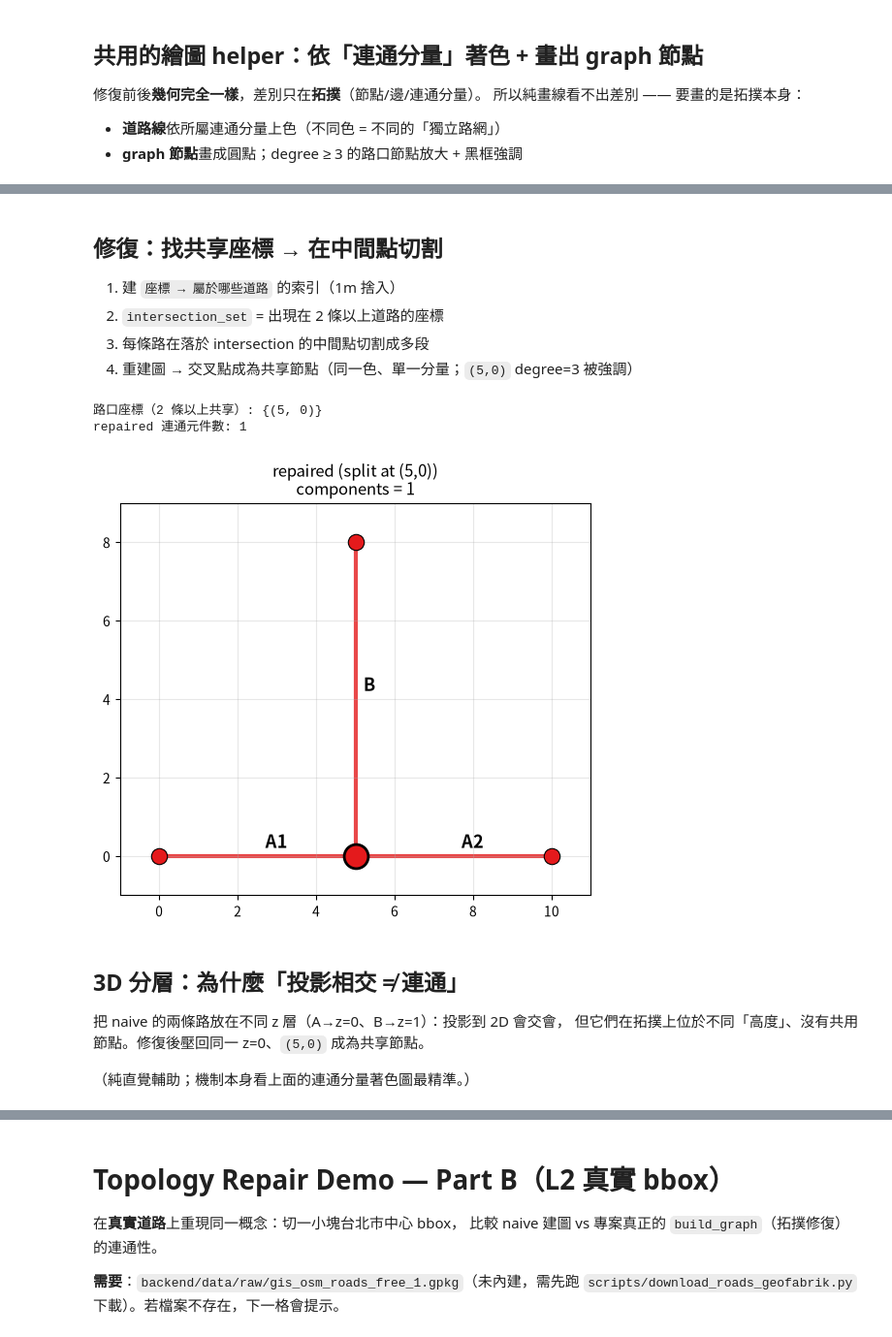
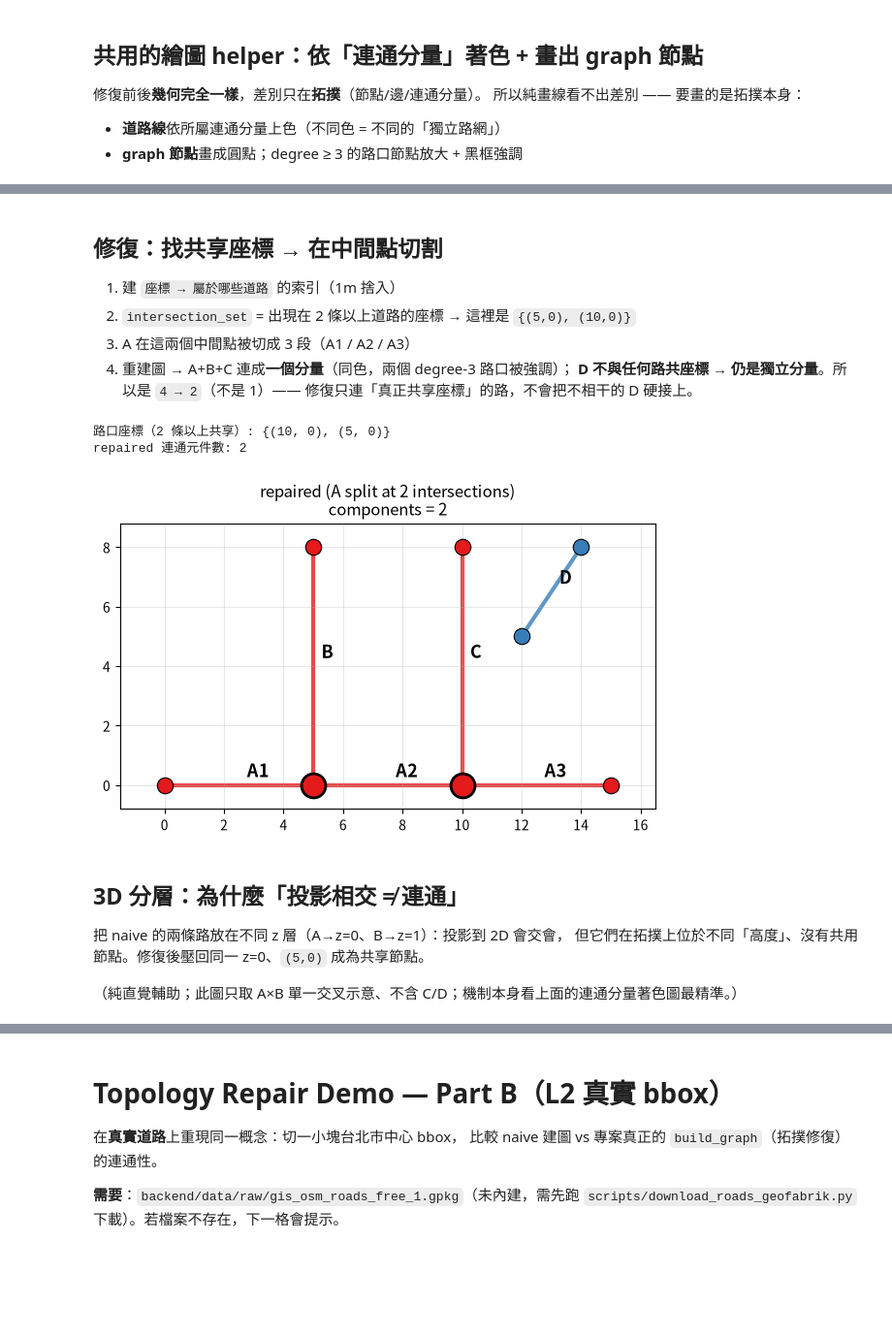
Before and after one commit to su0853/bike-risk-route-app, a Jupyter notebook: notebooks/topology_repair_demo.ipynb, the cells around one changed output, grey strips where cells are left out. Shown at 97% size. Saved outputs shown, nothing was run; the diff lists cells and outputs as text; code cells hidden in the pictures; blank space fills up the shorter version.

```diff
--- a/notebooks/topology_repair_demo.ipynb
+++ b/notebooks/topology_repair_demo.ipynb
@@ -27,10 +27,16 @@ import networkx as nx
 from collections import defaultdict
 from shapely.geometry import LineString
 
-# road A 東西向：(5,0) 是它的『中間點』；road B 南北向：(5,0) 是它的『端點』
+# 場景（4 條路）：
+#   A 水平，含兩個中間交會點 (5,0)、(10,0)
+#   B 垂直，端點接到 A 的第一個中間點 (5,0)
+#   C 垂直，端點接到 A 的第二個中間點 (10,0)
+#   D 完全孤立，不與任何路共用座標
 roads = {
-    "A": LineString([(0, 0), (5, 0), (10, 0)]),
+    "A": LineString([(0, 0), (5, 0), (10, 0), (15, 0)]),
     "B": LineString([(5, 0), (5, 8)]),
+    "C": LineString([(10, 0), (10, 8)]),
+    "D": LineString([(12, 5), (14, 8)]),
 }
 roads
 # %% [output]
@@ -68,5 +77,4 @@ def draw_graph_2d(G, roads, title, ax):
                    edgecolors="black", linewidths=2 if deg >= 3 else 0.8, zorder=3)
 
     ax.set_title(f"{title}\ncomponents = {len(comps)}", fontsize=12)
-    ax.set_aspect("equal"); ax.grid(alpha=0.3)
-    ax.set_xlim(-1, 11); ax.set_ylim(-1, 9)
+    ax.set_aspect("equal"); ax.grid(alpha=0.3); ax.margins(0.1)
@@ -93,45 +101,47 @@ naive 連通元件數: 2
 ## 修復：找共享座標 → 在中間點切割
 
 1. 建 `座標 → 屬於哪些道路` 的索引（1m 捨入）
-2. `intersection_set` = 出現在 2 條以上道路的座標
-3. 每條路在落於 intersection 的中間點切割成多段
-4. 重建圖 → 交叉點成為共享節點（同一色、單一分量；`(5,0)` degree=3 被強調）
+2. `intersection_set` = 出現在 2 條以上道路的座標 → 這裡是 `{(5,0), (10,0)}`
+3. A 在這兩個中間點被切成 3 段（A1 / A2 / A3）
+4. 重建圖 → A+B+C 連成**一個分量**（同色，兩個 degree-3 路口被強調）；
+   **D 不與任何路共座標 → 仍是獨立分量**。所以是 `4 → 2`（不是 1）——
+   修復只連「真正共享座標」的路，不會把不相干的 D 硬接上。
 # %%
 # 步驟 1–2
 coord_to_roads = defaultdict(set)
 for name, line in roads.items():
     for c in line.coords:
         coord_to_roads[_round_coord(*c)].add(name)
 intersection_set = {c for c, rs in coord_to_roads.items() if len(rs) >= 2}
 print("路口座標（2 條以上共享）:", intersection_set)
 
 # 步驟 3–4：在路口中間點切割，切出的每小段自成一條 road 供繪圖
 Gr = nx.Graph()
 roads_split = {}
 for name, line in roads.items():
     cs = list(line.coords)
     rc = [_round_coord(*c) for c in cs]
     split = [0] + [i for i in range(1, len(cs) - 1) if rc[i] in intersection_set] + [len(cs) - 1]
     for k, (a, b) in enumerate(zip(split, split[1:])):
         Gr.add_edge(rc[a], rc[b], road=name)
         seg_name = name if len(split) == 2 else f"{name}{k+1}"
         roads_split[seg_name] = LineString(cs[a:b + 1])
 
 print("repaired 連通元件數:", nx.number_connected_components(Gr))
 
 fig, ax = plt.subplots(figsize=(6, 5))
-draw_graph_2d(Gr, roads_split, "repaired (split at (5,0))", ax)
+draw_graph_2d(Gr, roads_split, "repaired (A split at 2 intersections)", ax)
 plt.tight_layout(); plt.show()
 # %% [output]
-路口座標（2 條以上共享）: {(5, 0)}
-repaired 連通元件數: 1
+路口座標（2 條以上共享）: {(10, 0), (5, 0)}
+repaired 連通元件數: 2
-[figure, old version]
+[figure, new version]
 # %% [markdown]
 ## 3D 分層：為什麼「投影相交 ≠ 連通」
 
 把 naive 的兩條路放在不同 z 層（A→z=0、B→z=1）：投影到 2D 會交會，
 但它們在拓撲上位於不同「高度」、沒有共用節點。修復後壓回同一 z=0、`(5,0)` 成為共享節點。
 
-（純直覺輔助；機制本身看上面的連通分量著色圖最精準。）
+（純直覺輔助；此圖只取 A×B 單一交叉示意、不含 C/D；機制本身看上面的連通分量著色圖最精準。）
 # %%
 from mpl_toolkits.mplot3d import Axes3D  # noqa: F401  註冊 3d projection
```
Also changed, not shown: parts of 6 cells of this notebook.
